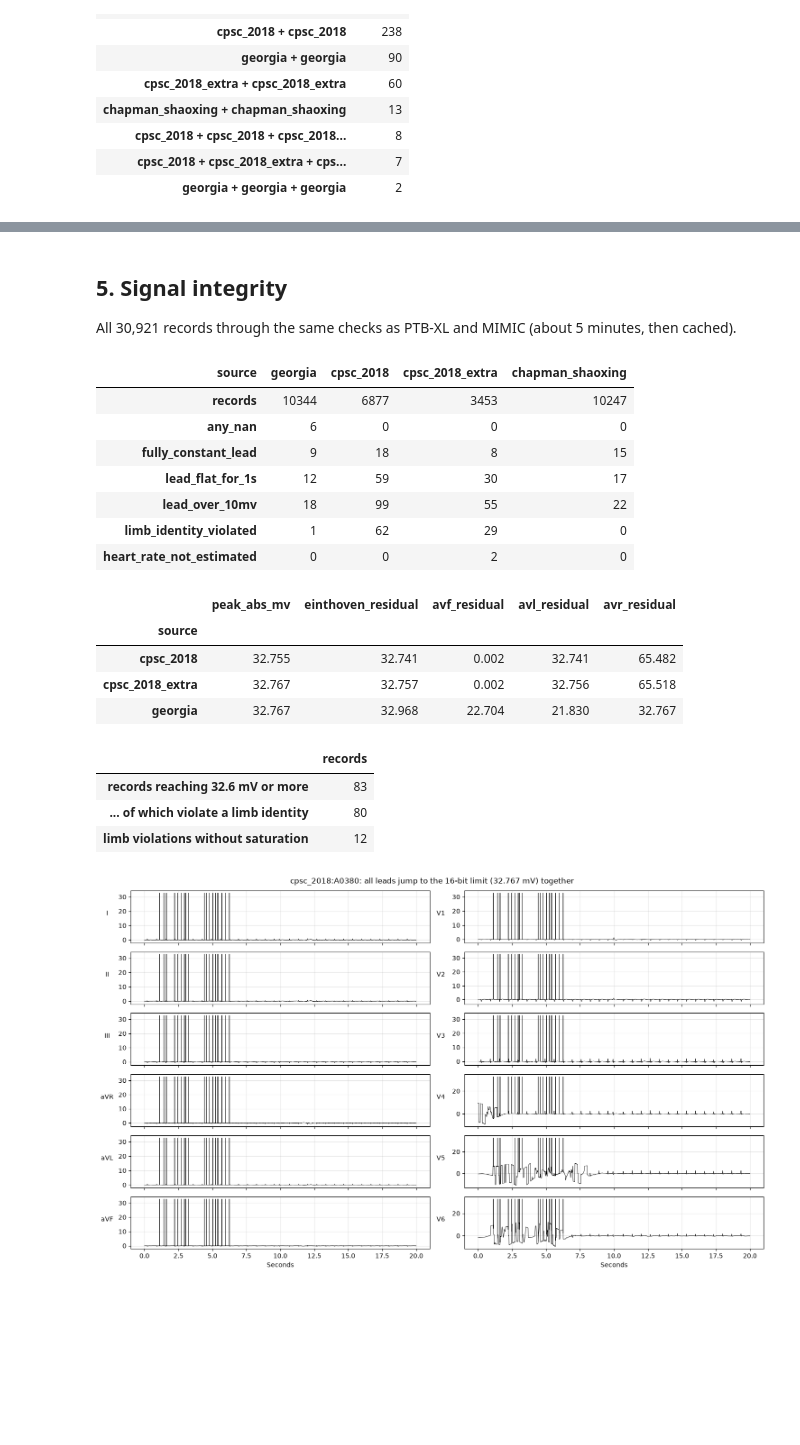
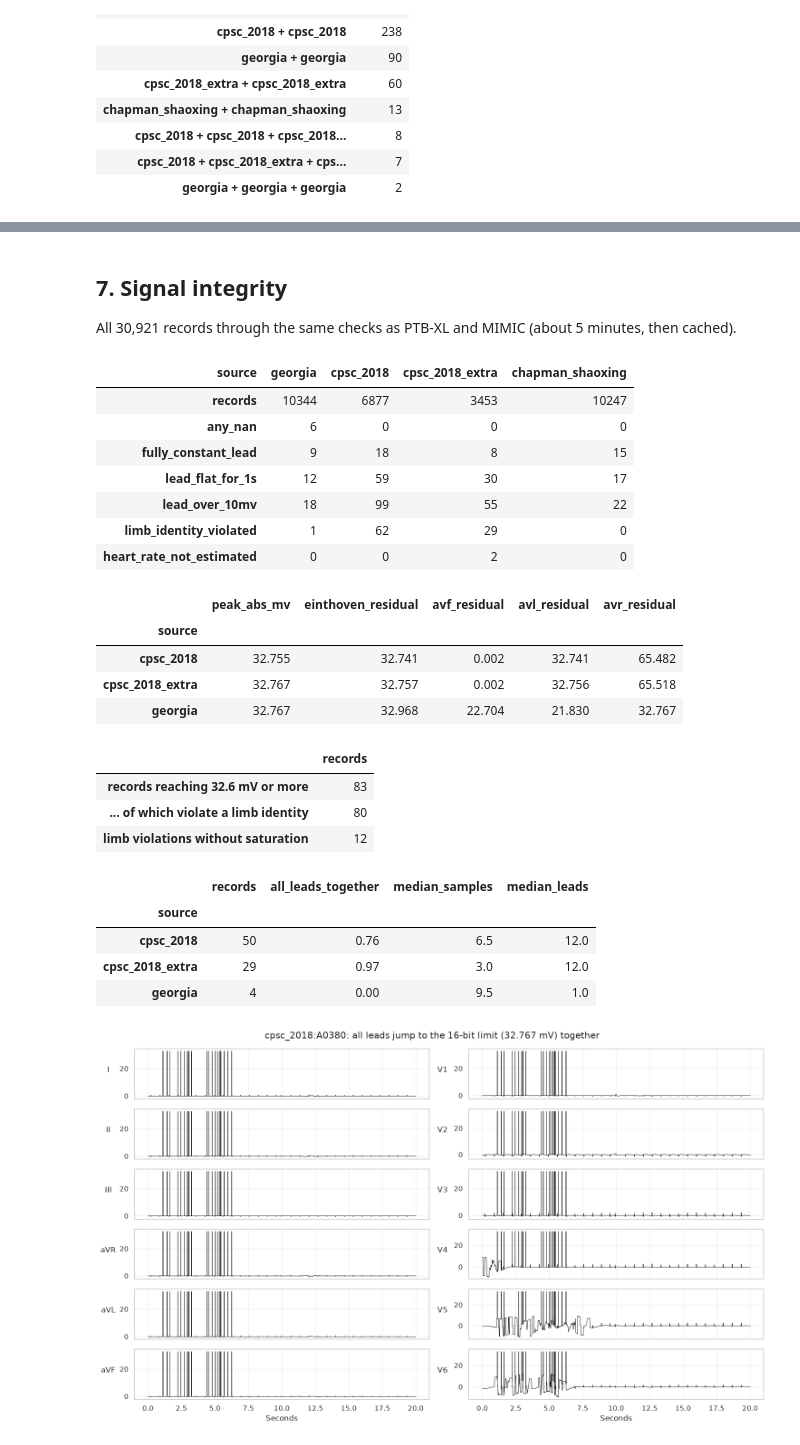
Before and after one commit to Janet16180/ecg-cardiopathy-detection, a Jupyter notebook: eda/notebooks/03-challenge.ipynb, the cells around one changed output, grey strips where cells are left out. Cells and saved outputs as stored; diff of their text form; code cells hidden in the pictures; blank space fills up the shorter version.

```diff
--- a/eda/notebooks/03-challenge.ipynb
+++ b/eda/notebooks/03-challenge.ipynb
@@ -24,17 +22,20 @@ sys.path.insert(0, str(ROOT))
 import matplotlib.pyplot as plt
 import numpy as np
 import pandas as pd
+import seaborn as sns
 
 from eda.challenge import challenge_summary, load_headers, read_signal, signal_hashes, snomed_names
-from eda.processed import challenge_union_reasons, compare_union, near_rail_windows
+from eda.cross import CONDITIONS, condition_flags
 from eda.ptbxl import load_metadata
 from eda.ptbxl_signals import ptbxl_summary
 from eda.signals import plot_ecg, problem_counts
+from eda.stats import age_band, odds_ratios, plot_prevalence, prevalence
 
 pd.set_option("display.width", 160)
 pd.set_option("display.max_columns", 30)
 pd.set_option("display.precision", 3)
-plt.rcParams.update({"figure.dpi": 100, "axes.grid": True, "grid.alpha": 0.3})
+sns.set_theme(style="whitegrid", context="notebook", palette="colorblind")
+plt.rcParams.update({"figure.dpi": 100})
 
 headers = load_headers()
 SOURCES = ["georgia", "cpsc_2018", "cpsc_2018_extra", "chapman_shaoxing"]
@@ -243,44 +277,60 @@ the project removed them from the union.
 # %% [markdown]
-## 5. Signal integrity
+## 7. Signal integrity
 
 All 30,921 records through the same checks as PTB-XL and MIMIC (about 5 minutes, then cached).
-# %%
-summary = challenge_summary(headers)
-display(summary.groupby("source").apply(problem_counts).loc[SOURCES].T)
-# %% [output]
-| source | georgia | cpsc_2018 | cpsc_2018_extra | chapman_shaoxing |
-| records | 10344 | 6877 | 3453 | 10247 |
-| any_nan | 6 | 0 | 0 | 0 |
-| fully_constant_lead | 9 | 18 | 8 | 15 |
-| lead_flat_for_1s | 12 | 59 | 30 | 17 |
-| lead_over_10mv | 18 | 99 | 55 | 22 |
-| limb_identity_violated | 1 | 62 | 29 | 0 |
-| heart_rate_not_estimated | 0 | 0 | 2 | 0 |
 # %%
+summary = challenge_summary(headers.drop(columns=["hash", "sinus_rhythm_only", "codes"]))
+display(summary.groupby("source").apply(problem_counts).loc[SOURCES].T)
 limb = summary[["einthoven_residual", "avf_residual", "avl_residual", "avr_residual"]].max(axis=1)
 violated = summary[limb > 0.05]
 display(violated.groupby("source")[["peak_abs_mv", "einthoven_residual", "avf_residual",
                                      "avl_residual", "avr_residual"]].median().round(3))
 saturated = summary[summary["peak_abs_mv"] >= 32.6]
 display(pd.Series({"records reaching 32.6 mV or more": len(saturated),
                    "... of which violate a limb identity": int((limb[saturated.index] > 0.05).sum()),
                    "limb violations without saturation":
                        int(((limb > 0.05) & (summary["peak_abs_mv"] < 32.6)).sum())})
         .to_frame("records"))
+rows = []
+for record_id in saturated.index:
+    signal, _ = read_signal(f"{headers.loc[record_id, 'source']}:{headers.loc[record_id, 'path']}")
+    rail = np.abs(signal) >= 32.6
+    rows.append({"source": headers.loc[record_id, "source"],
+                 "all leads at the rail together": bool((rail.any(axis=1) == rail.all(axis=1)).all()),
+                 "samples at the rail": int(rail.any(axis=1).sum()),
+                 "leads affected": int(rail.any(axis=0).sum())})
+pattern = pd.DataFrame(rows)
+display(pattern.groupby("source").agg(records=("source", "size"),
+                                      all_leads_together=("all leads at the rail together", "mean"),
+                                      median_samples=("samples at the rail", "median"),
+                                      median_leads=("leads affected", "median")).round(2))
 typical = saturated[(saturated["source"] == "cpsc_2018") & (saturated["avf_residual"] < 0.01)]
 example = typical.index[0]
 signal, fs = read_signal(f"cpsc_2018:{headers.loc[example, 'path']}")
 plot_ecg(signal, fs, f"{example}: all leads jump to the 16-bit limit (32.767 mV) together", seconds=20)
 plt.show()
 # %% [output]
-|  | peak_abs_mv | einthoven_residual | avf_residual | avl_residual | avr_residual |
-| source |  |  |  |  |  |
-| cpsc_2018 | 32.755 | 32.741 | 0.002 | 32.741 | 65.482 |
-| cpsc_2018_extra | 32.767 | 32.757 | 0.002 | 32.756 | 65.518 |
-| georgia | 32.767 | 32.968 | 22.704 | 21.830 | 32.767 |
+| source | georgia | cpsc_2018 | cpsc_2018_extra | chapman_shaoxing |
+| records | 10344 | 6877 | 3453 | 10247 |
+| any_nan | 6 | 0 | 0 | 0 |
+| fully_constant_lead | 9 | 18 | 8 | 15 |
+| lead_flat_for_1s | 12 | 59 | 30 | 17 |
+| lead_over_10mv | 18 | 99 | 55 | 22 |
+| limb_identity_violated | 1 | 62 | 29 | 0 |
+| heart_rate_not_estimated | 0 | 0 | 2 | 0 |
-|  | records |
-| records reaching 32.6 mV or more | 83 |
-| ... of which violate a limb identity | 80 |
-| limb violations without saturation | 12 |
+|  | peak_abs_mv | einthoven_residual | avf_residual | avl_residual | avr_residual |
+| source |  |  |  |  |  |
+| cpsc_2018 | 32.755 | 32.741 | 0.002 | 32.741 | 65.482 |
+| cpsc_2018_extra | 32.767 | 32.757 | 0.002 | 32.756 | 65.518 |
+| georgia | 32.767 | 32.968 | 22.704 | 21.830 | 32.767 |
+|  | records |
+| records reaching 32.6 mV or more | 83 |
+| ... of which violate a limb identity | 80 |
+| limb violations without saturation | 12 |
+|  | records | all_leads_together | median_samples | median_leads |
+| source |  |  |  |  |
+| cpsc_2018 | 50 | 0.76 | 6.5 | 12.0 |
+| cpsc_2018_extra | 29 | 0.97 | 3.0 | 12.0 |
+| georgia | 4 | 0.00 | 9.5 | 1.0 |
-[figure, old version]
+[figure, new version]
 # %% [markdown]
```
Also changed, not shown: parts of 32 cells of this notebook, 4 other files.
